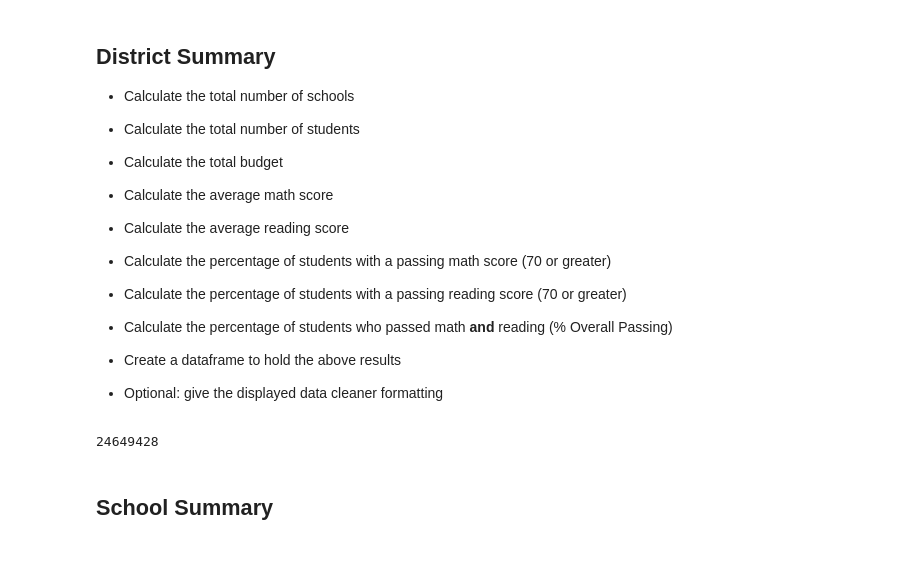
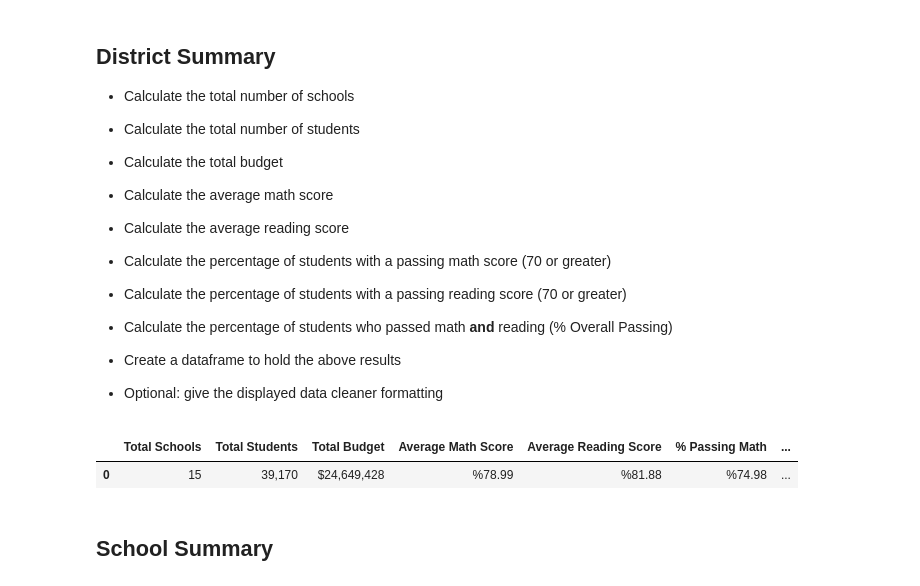
Before and after one commit to ande3674/pandas-challenge, a Jupyter notebook: PyCitySchools_starter-Copy1.ipynb, the cells around one changed output. Saved outputs shown, nothing was run; the diff lists cells and outputs as text; code cells hidden in the pictures; blank space fills up the shorter version.

```diff
--- a/PyCitySchools_starter-Copy1.ipynb
+++ b/PyCitySchools_starter-Copy1.ipynb
@@ -56,26 +46,53 @@ school_data_df.head(15)
 * Create a dataframe to hold the above results
 
 * Optional: give the displayed data cleaner formatting
-# %%
-# total schools
-total_schools = school_data_complete_df["school_name"].nunique()
-
-# total num students
-total_students = len(school_data_complete_df)
-
-# total budget
-#group_by_school_df = school_data_complete_df.groupby(["school_name"])
-total_budget = school_data_df["budget"].sum()
-
-# average math score
-
-# average reading score
-
-# percent students with passing math score (70 or greater)
-
-# percent students with passing reading score (70 or greater)
-# %% [output]
-24649428
+# %%
+# total schools
+total_schools = school_data_complete_df["school_name"].nunique()
+
+# total num students
+total_students = len(school_data_complete_df)
+
+# total budget
+#group_by_school_df = school_data_complete_df.groupby(["school_name"])
+total_budget = school_data_df["budget"].sum()
+
+# average math score
+ave_math = school_data_complete_df["math_score"].mean()
+
+# average reading score
+ave_reading = school_data_complete_df["reading_score"].mean()
+
+# percent students with passing math score (70 or greater)
+total_passing_math = len(school_data_complete_df.loc[school_data_complete_df["math_score"] >= 70, :])
+percent_passing_math = total_passing_math / total_students * 100
+
+# percent students with passing reading score (70 or greater)
+total_passing_reading = len(school_data_complete_df.loc[school_data_complete_df["reading_score"] >= 70, :])
+percent_passing_reading = total_passing_reading / total_students * 100
+percent_passing_reading
+
+# percent students with passing math AND reading score (70 or greater) - Calculate percent overall passing
+total_passing_math_and_reading = len(school_data_complete_df.loc[ (school_data_complete_df["reading_score"] >= 70) &
+                                                              (school_data_complete_df["math_score"] >= 70) ])
+percent_passing_math_and_reading = total_passing_math_and_reading / total_students * 100
+# percent_passing_math_and_reading
+# percent_passing_reading
+# percent_passing_math
+
+# create a datagframe to hold all of the above data - clean up formatting!
+summary_df = pd.DataFrame({"Total Schools" : [total_schools],
+                          "Total Students" : f'{total_students:,}',
+                          "Total Budget" : f'${total_budget:,}',
+                          "Average Math Score" : f'%{ave_math:.2f}',
+                          "Average Reading Score" : f'%{ave_reading:.2f}',
+                          "% Passing Math" : f'%{percent_passing_math:.2f}',
+                          "% Passing Reading" : f'%{percent_passing_reading:.2f}',
+                          "% Overall Passing" : f'%{percent_passing_math_and_reading:.2f}'})
+summary_df
+# %% [output]
+|  | Total Schools | Total Students | Total Budget | Average Math Score | Average Reading Score | % Passing Math | ... |
+| 0 | 15 | 39,170 | $24,649,428 | %78.99 | %81.88 | %74.98 | ... |
 # %% [markdown]
 ## School Summary
 # %% [markdown]
```
Also changed, not shown: parts of 1 cell of this notebook.
